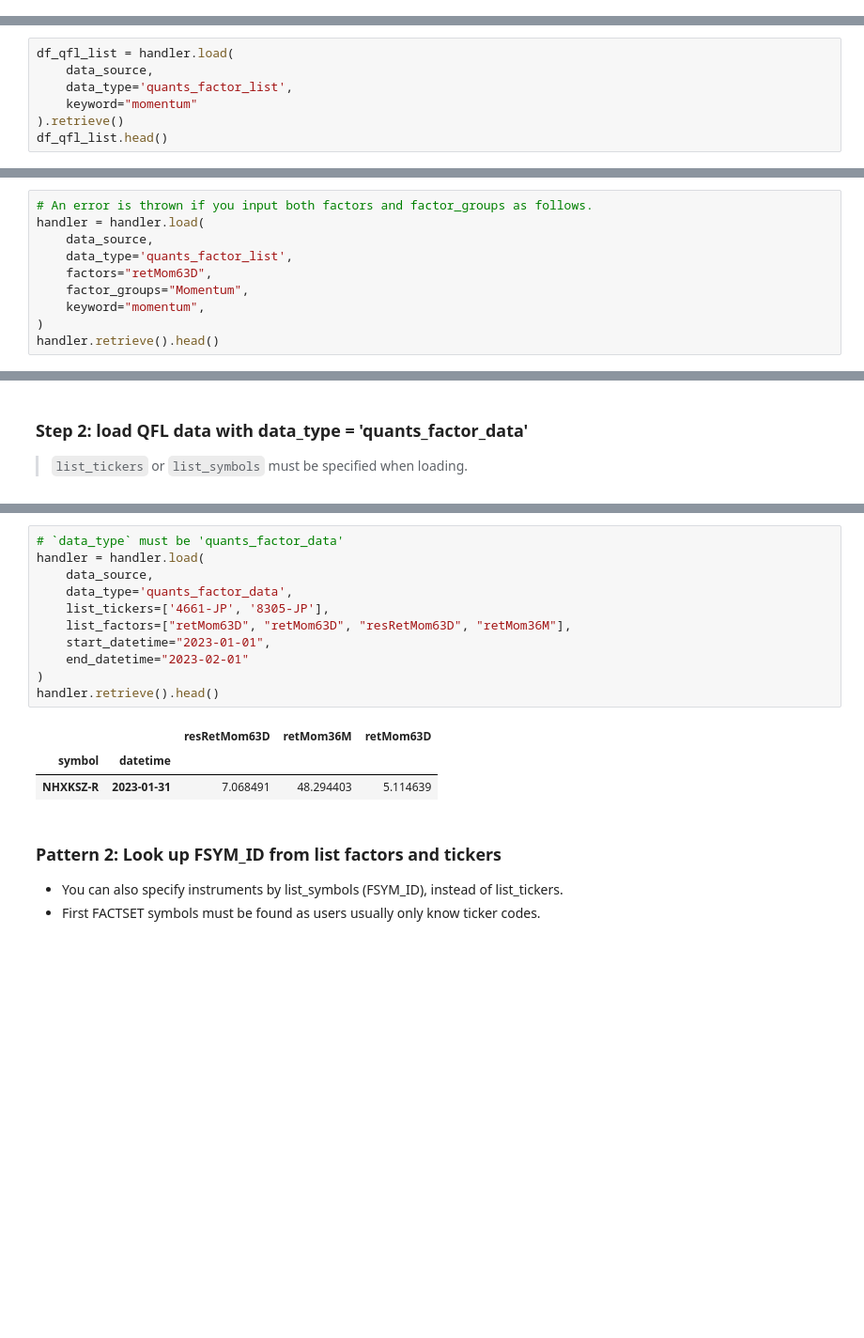
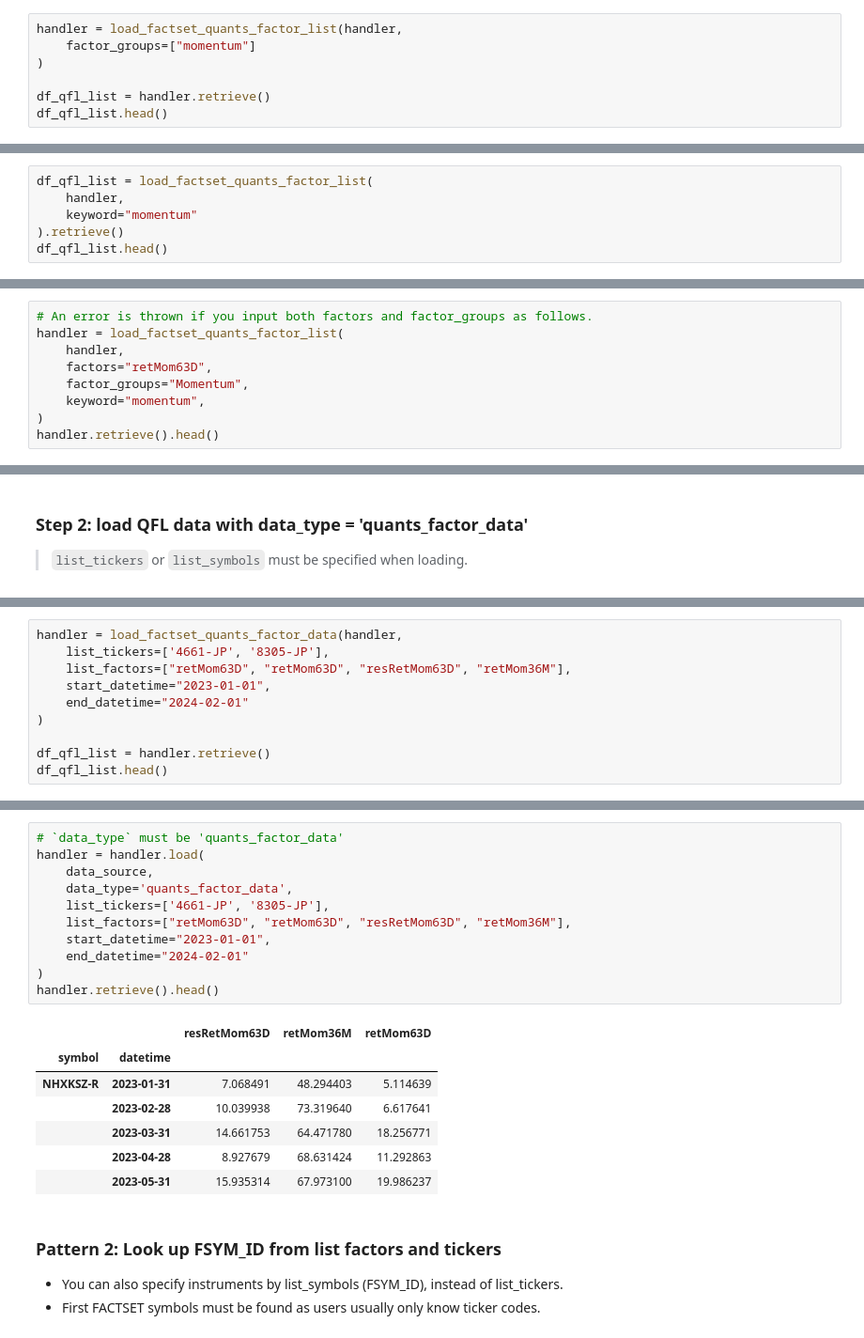
Before and after one commit to aiqindex/sample_notebooks, a Jupyter notebook: load_factor_factset_quants_factor_list_data.ipynb, the cells around one changed output, grey strips where cells are left out. Shown at 94% size. Cells and saved outputs as stored; diff of their text form; blank space fills up the shorter version.

```diff
--- a/load_factor_factset_quants_factor_list_data.ipynb
+++ b/load_factor_factset_quants_factor_list_data.ipynb
@@ -27,2 +27,9 @@ data_type = 'quants_factor_list'
 # %% [markdown]
 #### Pattern 1: list by `factor_groups`
+# %%
+handler = load_factset_quants_factor_list(handler,
+    factor_groups=["momentum"]
+)
+
+df_qfl_list = handler.retrieve()
+df_qfl_list.head()
@@ -44,9 +68,8 @@ df_qfl_list.head()
 # %% [markdown]
 #### Pattern 2: List by `keyword`
 # %%
-df_qfl_list = handler.load(
-    data_source,
-    data_type='quants_factor_list',
+df_qfl_list = load_factset_quants_factor_list(
+    handler,
     keyword="momentum"
 ).retrieve()
 df_qfl_list.head()
@@ -61,9 +84,8 @@ df_qfl_list.head()
 #### Caution: You can only input one of `factors` and `factset_groups`. An Error is thrown if both are specified.
 # %%
 # An error is thrown if you input both factors and factor_groups as follows.
-handler = handler.load(
-    data_source,
-    data_type='quants_factor_list',
+handler = load_factset_quants_factor_list(
+    handler,
     factors="retMom63D",
     factor_groups="Momentum",
     keyword="momentum",
@@ -78,0 +102,10 @@ AssertionError: `factor` and `factor_group` cannot be set together. Use either o
+# %%
+handler = load_factset_quants_factor_data(handler,
+    list_tickers=['4661-JP', '8305-JP'],
+    list_factors=["retMom63D", "retMom63D", "resRetMom63D", "retMom36M"],
+    start_datetime="2023-01-01",
+    end_datetime="2024-02-01"
+)
+
+df_qfl_list = handler.retrieve()
+df_qfl_list.head()
@@ -79,18 +134,22 @@ AssertionError: `factor` and `factor_group` cannot be set together. Use either o
 # %%
 # `data_type` must be 'quants_factor_data'
 handler = handler.load(
     data_source,
     data_type='quants_factor_data',
     list_tickers=['4661-JP', '8305-JP'],
     list_factors=["retMom63D", "retMom63D", "resRetMom63D", "retMom36M"],
     start_datetime="2023-01-01",
-    end_datetime="2023-02-01"
+    end_datetime="2024-02-01"
 )
 handler.retrieve().head()
 # %% [output]
 |  |  | resRetMom63D | retMom36M | retMom63D |
 | symbol | datetime |  |  |  |
 | NHXKSZ-R | 2023-01-31 | 7.068491 | 48.294403 | 5.114639 |
+|  | 2023-02-28 | 10.039938 | 73.319640 | 6.617641 |
+|  | 2023-03-31 | 14.661753 | 64.471780 | 18.256771 |
+|  | 2023-04-28 | 8.927679 | 68.631424 | 11.292863 |
+|  | 2023-05-31 | 15.935314 | 67.973100 | 19.986237 |
 # %% [markdown]
 ### Pattern 2: Look up FSYM_ID from list factors and tickers
 - You can also specify instruments by list_symbols (FSYM_ID), instead of list_tickers.
```
Also changed, not shown: parts of 13 cells of this notebook, 3 other files.
